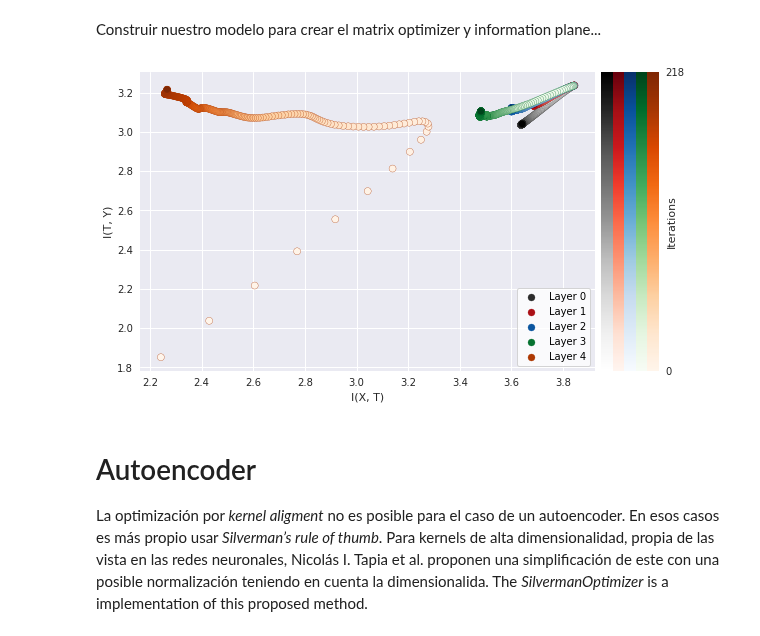
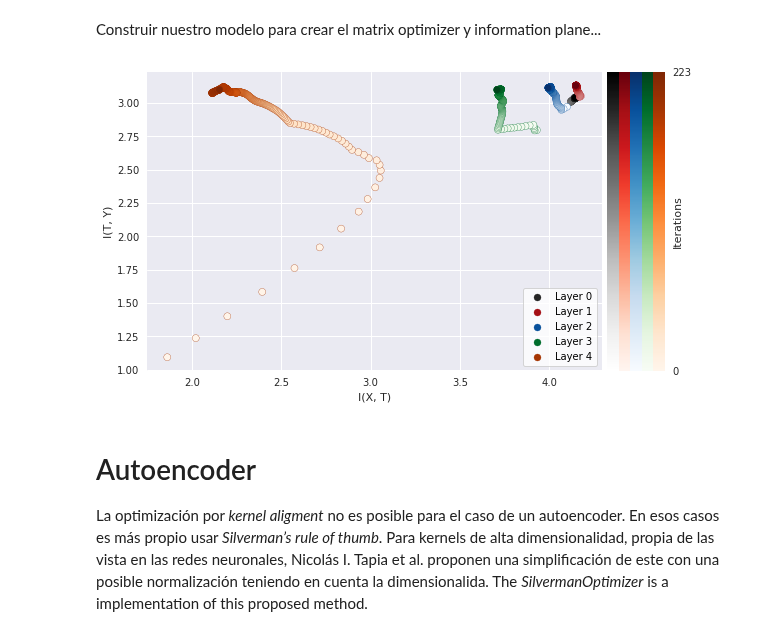
Before and after one commit to SolidusAbi/IPDL, a Jupyter notebook: notebooks/tutorial.ipynb, the cells around one changed output. Cells and saved outputs as stored; diff of their text form; code cells hidden in the pictures.

```diff
--- a/notebooks/tutorial.ipynb
+++ b/notebooks/tutorial.ipynb
@@ -35,35 +35,34 @@ class MLP(nn.Module):
         self.layer1 = nn.Sequential(
             nn.Linear(784, 1024),
             nn.LeakyReLU(inplace=True),
-            nn.BatchNorm1d(1024, affine=False),
+            nn.BatchNorm1d(1024, affine=True),
             MatrixEstimator(0.1),
         )
 
         self.layer2 = nn.Sequential(
             nn.Linear(1024, 128),
             nn.LeakyReLU(inplace=True),
-            nn.BatchNorm1d(128, affine=False),
+            nn.BatchNorm1d(128, affine=True),
             MatrixEstimator(0.1),
         )
 
         self.layer3 = nn.Sequential(
             nn.Linear(128, 64),
             nn.LeakyReLU(inplace=True),
-            nn.BatchNorm1d(64, affine=False),
+            nn.BatchNorm1d(64, affine=True),
             MatrixEstimator(0.1),
         )
 
         self.layer4 = nn.Sequential(
             nn.Linear(64, 32),
             nn.LeakyReLU(inplace=True),
-            nn.BatchNorm1d(32),
+            nn.BatchNorm1d(32, affine=True),
             MatrixEstimator(0.1),
         )
 
         self.layer5 = nn.Sequential(
             nn.Linear(32, 10),
             nn.LeakyReLU(inplace=True),
-            nn.BatchNorm1d(10),
             MatrixEstimator(0.1),
         )
 
@@ -96,7 +95,7 @@ transformToTensor = Compose([ ToTensor() ])
 dataset = torchvision.datasets.MNIST("../datasets/MNIST/", train=True, download=True, transform=transformToTensor)
 train_set, val_set = torch.utils.data.random_split(dataset, [59488 , 512])
 train_dataloader = DataLoader(train_set, batch_size=256, shuffle=True, num_workers=0)
-eval_dataloader = DataLoader(val_set, batch_size=64, shuffle=False, num_workers=0)
+eval_dataloader = DataLoader(val_set, batch_size=150, shuffle=False, num_workers=0)
 # %% [markdown]
 The first step is to generate the matrices $A_x$ and $A_y$. In this case, the matrices are going to be generate directly but it could be generate applying the MatrixEstimator class. The sigma values used are the proposed in [referencia]..
 # %%
@@ -112,7 +111,7 @@ Ky, Ay = matrix_estimator(val_targets, sigma=.1)
 Construir nuestro modelo para crear el matrix optimizer y information plane...
 # %%
 model = MLP().to(device)
-matrix_optimizer = AligmentOptimizer(model, beta=0.1, n_sigmas=150)
+matrix_optimizer = AligmentOptimizer(model, beta=0.9, n_sigmas=200)
 ip = ClassificationInformationPlane(model, use_softmax=True)
 
 criterion = nn.CrossEntropyLoss()
@@ -212,8 +166,8 @@ def showMutualInformation(ip: ClassificationInformationPlane, moving_average_n =
 # %%
 from IPDL.utils import showMutualInformation
-showMutualInformation(ip, 15)
+showMutualInformation(ip, 10)
 # %% [output]
-[figure, old version]
+[figure, new version]
 # %% [markdown]
 # Autoencoder
 
```
Also changed, not shown: parts of 5 cells of this notebook, 10 other files.
